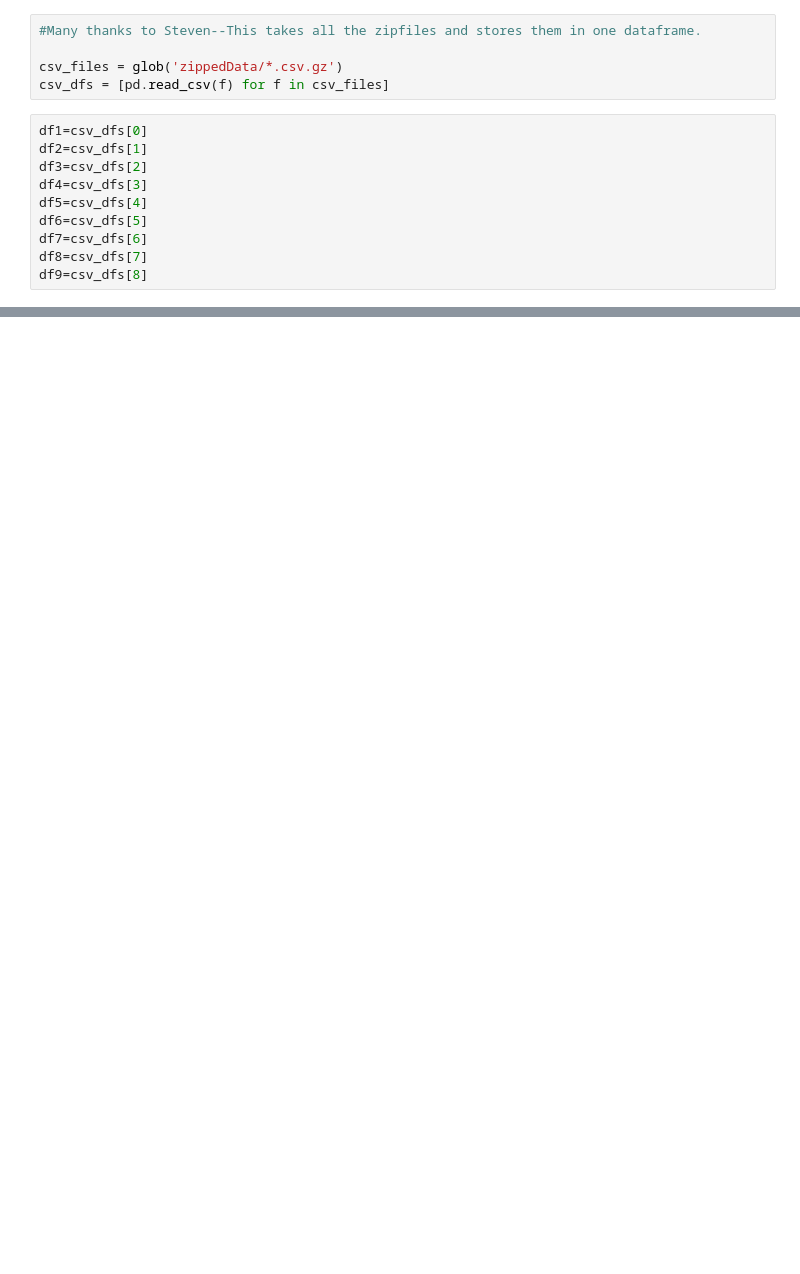
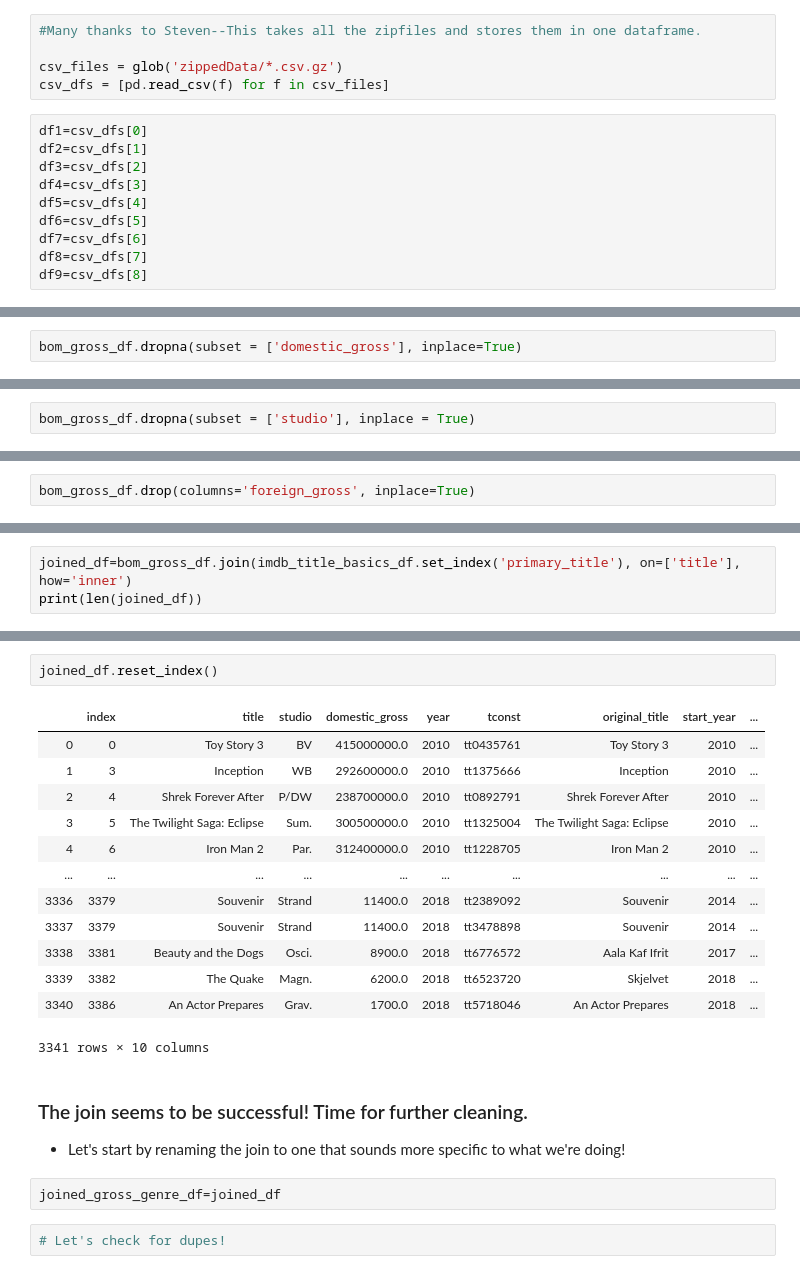
Before and after one commit to stevenzych/movie-analysis, a Jupyter notebook: caleb_draft.ipynb, the cells around one changed output, grey strips where cells are left out. Drawn from its saved outputs; the diff is of its cells as text; blank space fills up the shorter version.

```diff
--- a/caleb_draft.ipynb
+++ b/caleb_draft.ipynb
@@ -314,0 +465,2 @@ object
+# %%
+bom_gross_df.dropna(subset = ['domestic_gross'], inplace=True)
@@ -314,0 +484,2 @@ object
+# %%
+bom_gross_df.dropna(subset = ['studio'], inplace = True)
@@ -314,0 +495,2 @@ object
+# %%
+bom_gross_df.drop(columns='foreign_gross', inplace=True)
@@ -314,0 +546,3 @@ object
+# %%
+joined_df=bom_gross_df.join(imdb_title_basics_df.set_index('primary_title'), on=['title'], how='inner')
+print(len(joined_df))
@@ -314,0 +560,23 @@ object
+# %%
+joined_df.reset_index()
+# %% [output]
+|  | index | title | studio | domestic_gross | year | tconst | original_title | start_year | ... |
+| 0 | 0 | Toy Story 3 | BV | 415000000.0 | 2010 | tt0435761 | Toy Story 3 | 2010 | ... |
+| 1 | 3 | Inception | WB | 292600000.0 | 2010 | tt1375666 | Inception | 2010 | ... |
+| 2 | 4 | Shrek Forever After | P/DW | 238700000.0 | 2010 | tt0892791 | Shrek Forever After | 2010 | ... |
+| 3 | 5 | The Twilight Saga: Eclipse | Sum. | 300500000.0 | 2010 | tt1325004 | The Twilight Saga: Eclipse | 2010 | ... |
+| 4 | 6 | Iron Man 2 | Par. | 312400000.0 | 2010 | tt1228705 | Iron Man 2 | 2010 | ... |
+| ... | ... | ... | ... | ... | ... | ... | ... | ... | ... |
+| 3336 | 3379 | Souvenir | Strand | 11400.0 | 2018 | tt2389092 | Souvenir | 2014 | ... |
+| 3337 | 3379 | Souvenir | Strand | 11400.0 | 2018 | tt3478898 | Souvenir | 2014 | ... |
+| 3338 | 3381 | Beauty and the Dogs | Osci. | 8900.0 | 2018 | tt6776572 | Aala Kaf Ifrit | 2017 | ... |
+| 3339 | 3382 | The Quake | Magn. | 6200.0 | 2018 | tt6523720 | Skjelvet | 2018 | ... |
+| 3340 | 3386 | An Actor Prepares | Grav. | 1700.0 | 2018 | tt5718046 | An Actor Prepares | 2018 | ... |
+3341 rows × 10 columns
+# %% [markdown]
+### The join seems to be successful! Time for further cleaning.
+- Let's start by renaming the join to one that sounds more specific to what we're doing!
+# %%
+joined_gross_genre_df=joined_df
+# %%
+# Let's check for dupes!
```
Also changed, not shown: parts of 117 cells of this notebook.
